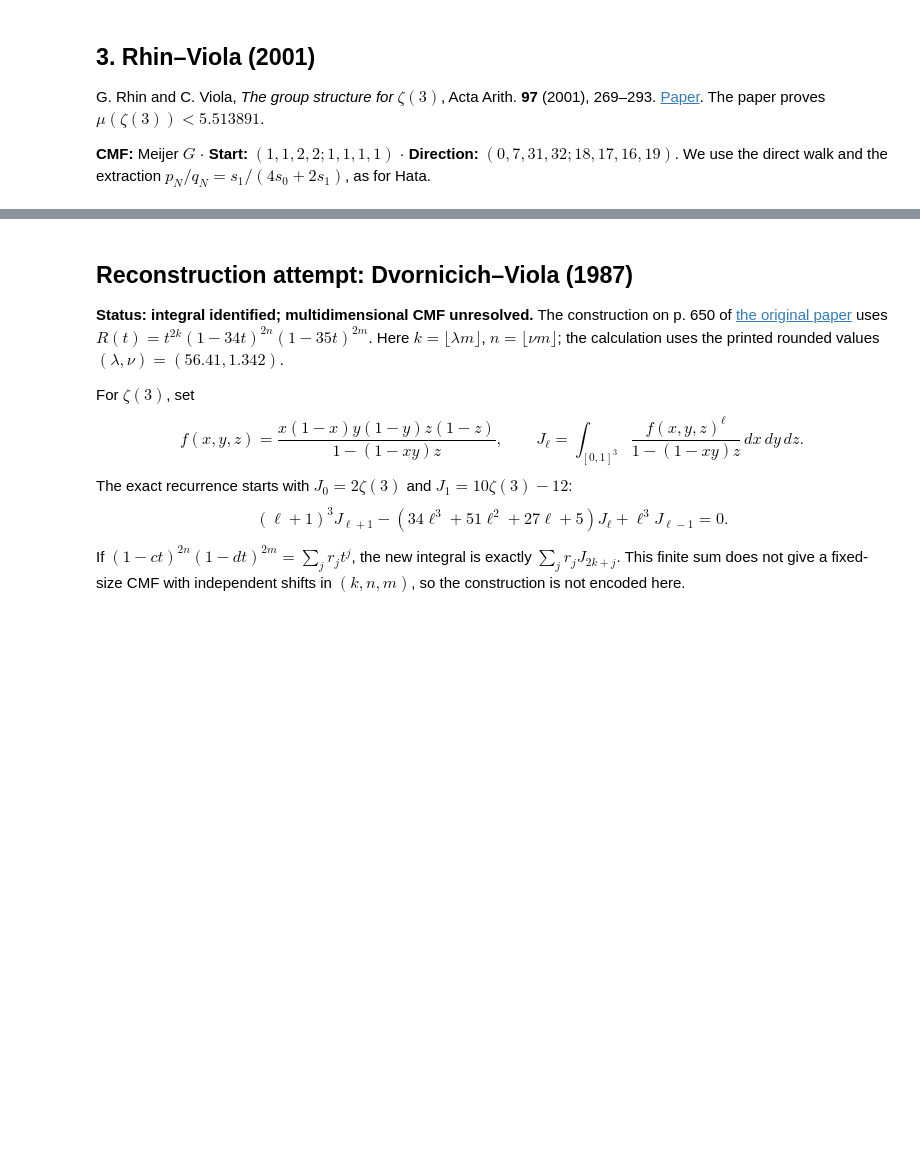
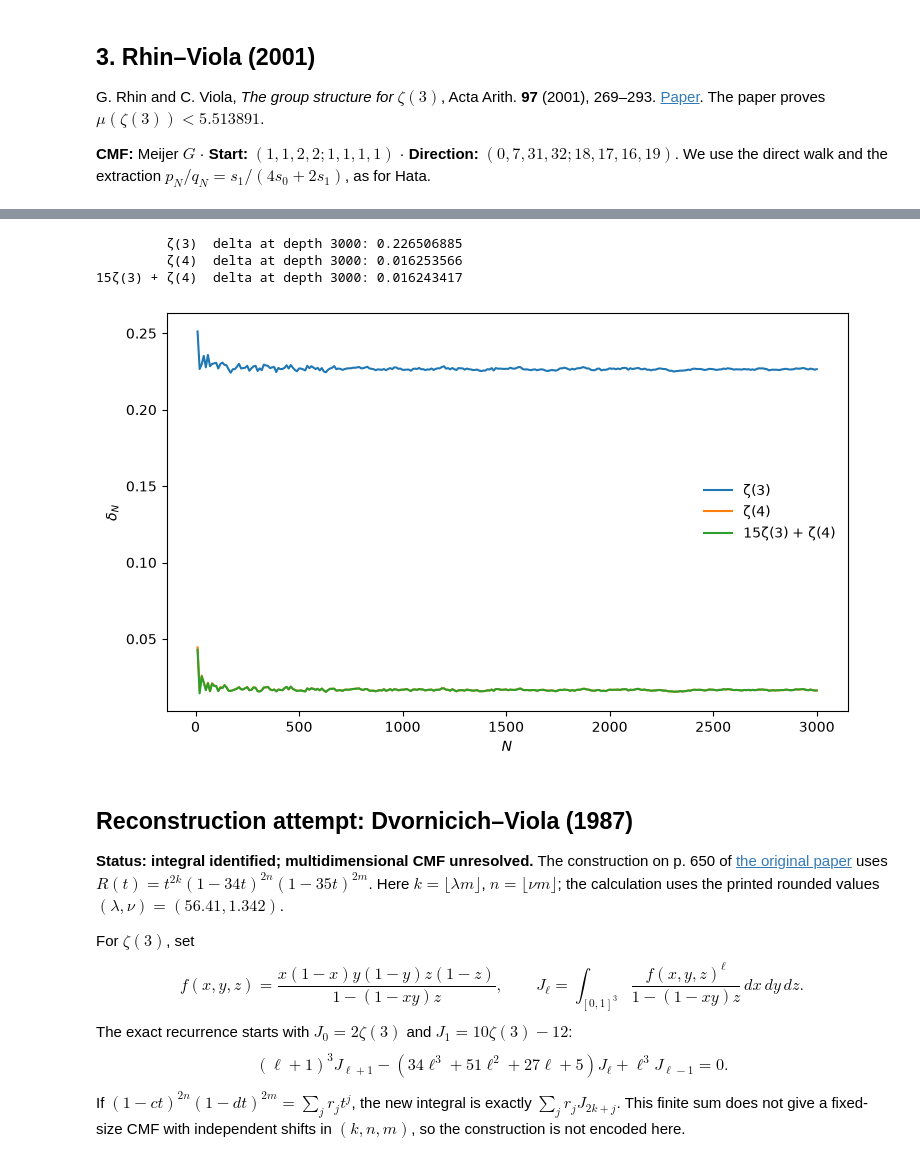
Before and after one commit to RamanujanMachine/new_directions_notebooks, a Jupyter notebook: zeta3_history.ipynb, the cells around one changed output, grey strips where cells are left out. Cells and saved outputs as stored; diff of their text form; code cells hidden in the pictures; blank space fills up the shorter version.

```diff
--- a/zeta3_history.ipynb
+++ b/zeta3_history.ipynb
@@ -27,23 +27,28 @@ import sys
 import matplotlib.pyplot as plt
 import sympy as sp
 from flint import arb, ctx
+from ramanujantools import Position
 from ramanujantools.cmf.meijer_g import MeijerG
 from ramanujantools.cmf.pfq import pFq
+from ramanujantools.flint_core.numeric_matrix import NumericMatrix
 
 sys.set_int_max_str_digits(0)
 with ctx.workdps(301_000):  # q_N reaches about 130,000 digits at depth 3000
     ZETA3 = arb(3).zeta()
+    ZETA4 = arb(4).zeta()
+    JOINT = 15 * ZETA3 + ZETA4
 DEPTHS = list(range(10, 3001, 10))
+n = sp.Symbol("n")
 x0, x1, x2, x3, y0, y1, y2 = sp.symbols("x0 x1 x2 x3 y0 y1 y2")
 a0, a1, a2, a3, b0, b1, b2, b3 = sp.symbols("a0:4 b0:4")
 results = {}
 
 
-def delta(approximant):
-    """delta with |ζ(3) - p/q| = q^-(1 + delta), for the reduced fraction p/q."""
+def delta(approximant, value=ZETA3):
+    """delta with |value - p/q| = q^-(1 + delta), for the reduced fraction p/q."""
     p, q = int(approximant.p), int(approximant.q)
-    with ctx.workprec(2 * q.bit_length() + 64):  # enough bits to resolve |ζ(3) - p/q|
-        error = abs(ZETA3 - arb(p) / q)
+    with ctx.workprec(2 * q.bit_length() + 64):  # enough bits to resolve |value - p/q|
+        error = abs(value - arb(p) / q)
     return float((-1 - error.log() / arb(q).log()).mid())
 # %% [markdown]
 ## 1. Apéry–Beukers (1978–1979)
@@ -104,0 +129,15 @@ print(f"delta at depth 3000: {deltas[-1]:.9f}")
+# %%
+cmf = MeijerG(5, 2, 5, 5, 1)
+a = sp.symbols("a0:5")
+b = sp.symbols("b0:5")
+start = dict(zip(a + b, [1, 1, 0, 0, 2, 0, 0, 0, 0, 0]))
+trajectory = dict(zip(a + b, [11, 12, -16, -17, 10, 0, 1, 2, -1, -2]))
+# The dual walk is the inverse transpose of the walk, inverted numerically (FLINT).
+matrix = cmf.trajectory_matrix(trajectory, start)
+walks = NumericMatrix.walk(matrix, Position({n: 1}), DEPTHS, Position({n: 0}))
+duals = [W.inv().transpose() for W in walks]
+rows = [(-3 * D[1, 0] + 3 * D[2, 0], 2 * D[0, 0] - 2 * D[1, 0], 6 * D[2, 0]) for D in duals]
+approximants = [p3 / q for p3, p4, q in rows]
+deltas = [delta(r) for r in approximants]
+results["New Meijer $G$ trajectory"] = (DEPTHS, deltas)
+print(f"delta at depth 3000: {deltas[-1]:.9f}")
@@ -105,3 +157,23 @@ print(f"delta at depth 3000: {deltas[-1]:.9f}")
+# %%
+joint_results = {
+    "ζ(3)": (DEPTHS, deltas),
+    "ζ(4)": (DEPTHS, [delta(p4 / q, ZETA4) for p3, p4, q in rows]),
+    "15ζ(3) + ζ(4)": (DEPTHS, [delta((15 * p3 + p4) / q, JOINT) for p3, p4, q in rows]),
+}
+for name, (depths, values) in joint_results.items():
+    print(f"{name:>13}  delta at depth 3000: {values[-1]:.9f}")
+
+fig, ax = plt.subplots(figsize=(7.5, 4.5), constrained_layout=True)
+for name, (depths, values) in joint_results.items():
+    ax.plot(depths, values, label=name)
+ax.set(xlabel="$N$", ylabel=r"$\delta_N$")
+ax.legend(frameon=False)
+plt.show()
+# %% [output]
+         ζ(3)  delta at depth 3000: 0.226506885
+         ζ(4)  delta at depth 3000: 0.016253566
+15ζ(3) + ζ(4)  delta at depth 3000: 0.016243417
+[figure, added]
 # %% [markdown]
 ## Reconstruction attempt: Dvornicich–Viola (1987)
 
```
Also changed, not shown: parts of 9 cells of this notebook, 3 other files.
